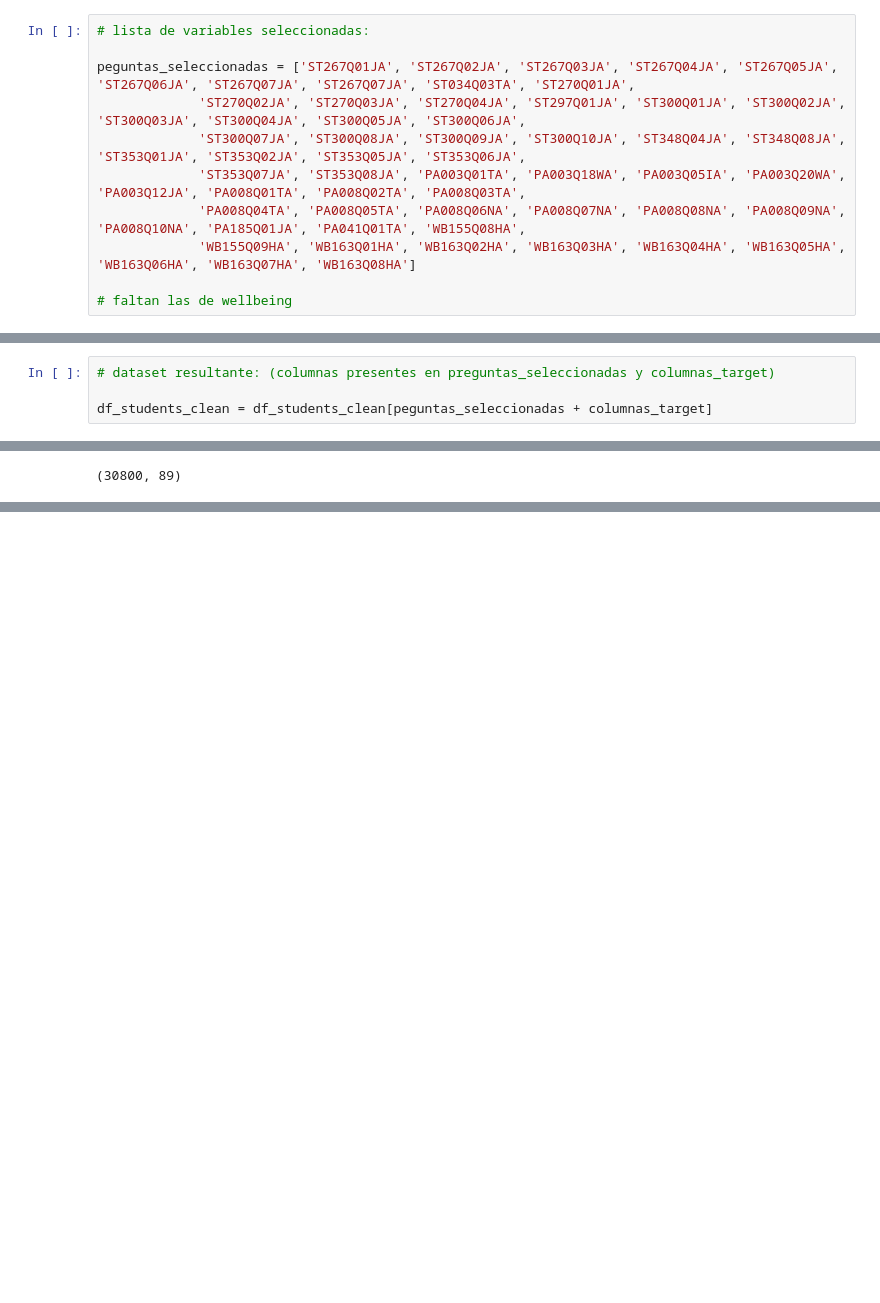
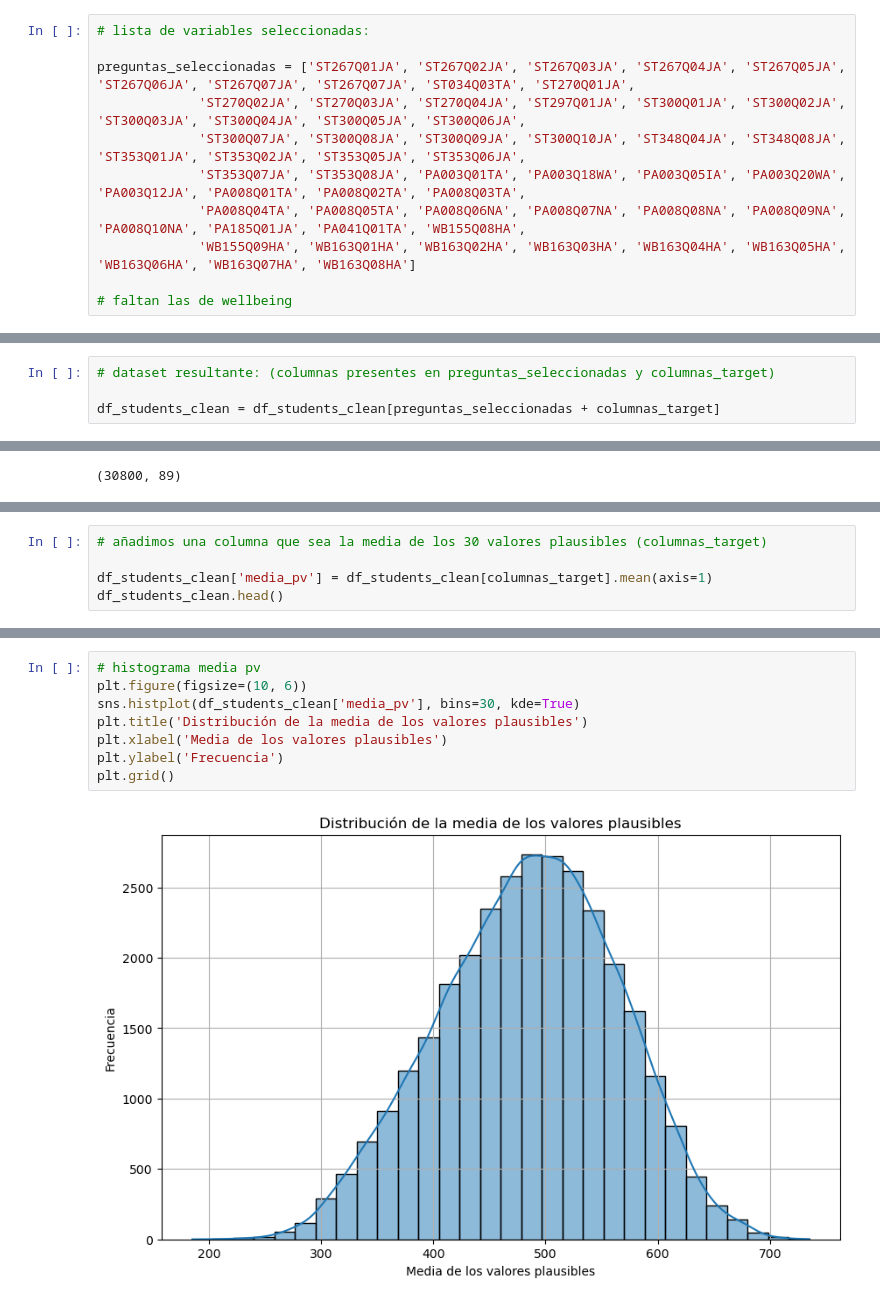
Before and after one commit to sara-fuentes/tfm_pisa_educacion, a Jupyter notebook: preprocesado_datos.ipynb, the cells around one changed output, grey strips where cells are left out. Saved outputs shown, nothing was run; the diff lists cells and outputs as text; blank space fills up the shorter version.

Commit message:
created target column

```diff
--- a/preprocesado_datos.ipynb
+++ b/preprocesado_datos.ipynb
@@ -94,7 +117,7 @@ Procedemos a una selección más cuidadosa de las columnas que vamos a usar para
 # %%
 # lista de variables seleccionadas:
 
-peguntas_seleccionadas = ['ST267Q01JA', 'ST267Q02JA', 'ST267Q03JA', 'ST267Q04JA', 'ST267Q05JA', 'ST267Q06JA', 'ST267Q07JA', 'ST267Q07JA', 'ST034Q03TA', 'ST270Q01JA',
+preguntas_seleccionadas = ['ST267Q01JA', 'ST267Q02JA', 'ST267Q03JA', 'ST267Q04JA', 'ST267Q05JA', 'ST267Q06JA', 'ST267Q07JA', 'ST267Q07JA', 'ST034Q03TA', 'ST270Q01JA',
              'ST270Q02JA', 'ST270Q03JA', 'ST270Q04JA', 'ST297Q01JA', 'ST300Q01JA', 'ST300Q02JA', 'ST300Q03JA', 'ST300Q04JA', 'ST300Q05JA', 'ST300Q06JA',
              'ST300Q07JA', 'ST300Q08JA', 'ST300Q09JA', 'ST300Q10JA', 'ST348Q04JA', 'ST348Q08JA', 'ST353Q01JA', 'ST353Q02JA', 'ST353Q05JA', 'ST353Q06JA',
              'ST353Q07JA', 'ST353Q08JA', 'PA003Q01TA', 'PA003Q18WA', 'PA003Q05IA', 'PA003Q20WA', 'PA003Q12JA', 'PA008Q01TA', 'PA008Q02TA', 'PA008Q03TA',
@@ -145,7 +168,7 @@ print(list(columnas_target))
 # %%
 # dataset resultante: (columnas presentes en preguntas_seleccionadas y columnas_target)
 
-df_students_clean = df_students_clean[peguntas_seleccionadas + columnas_target]
+df_students_clean = df_students_clean[preguntas_seleccionadas + columnas_target]
 # %%
 df_students_clean.head()
 # %% [output]
@@ -183,0 +208,5 @@ df_students_clean.shape
+# %%
+# añadimos una columna que sea la media de los 30 valores plausibles (columnas_target)
+
+df_students_clean['media_pv'] = df_students_clean[columnas_target].mean(axis=1)
+df_students_clean.head()
@@ -183,0 +232,10 @@ df_students_clean.shape
+# %%
+# histograma media pv
+plt.figure(figsize=(10, 6))
+sns.histplot(df_students_clean['media_pv'], bins=30, kde=True)
+plt.title('Distribución de la media de los valores plausibles')
+plt.xlabel('Media de los valores plausibles')
+plt.ylabel('Frecuencia')
+plt.grid()
+# %% [output]
+[figure, added]
```
Also changed, not shown: parts of 12 cells of this notebook.
